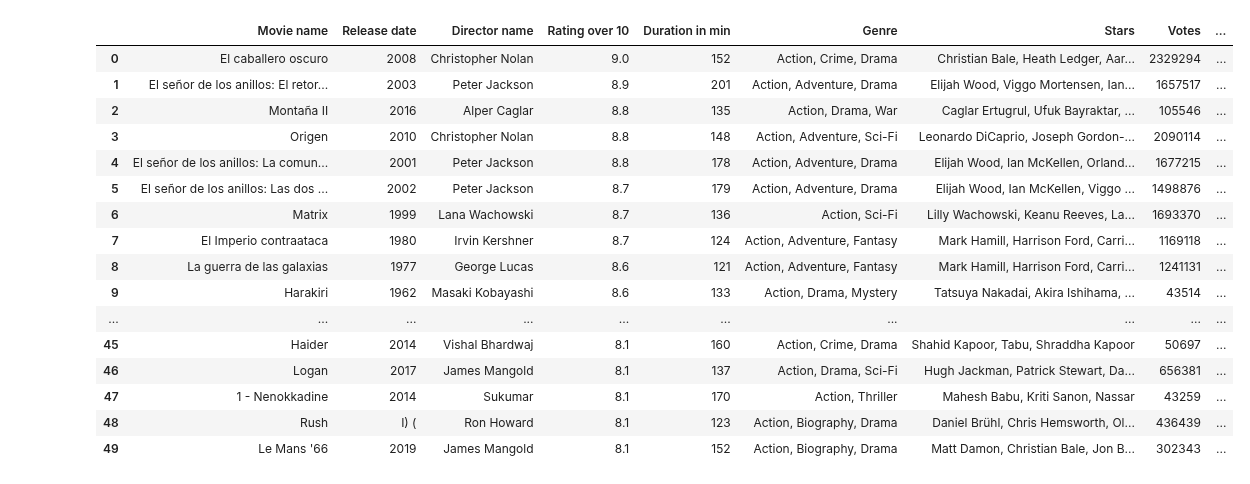
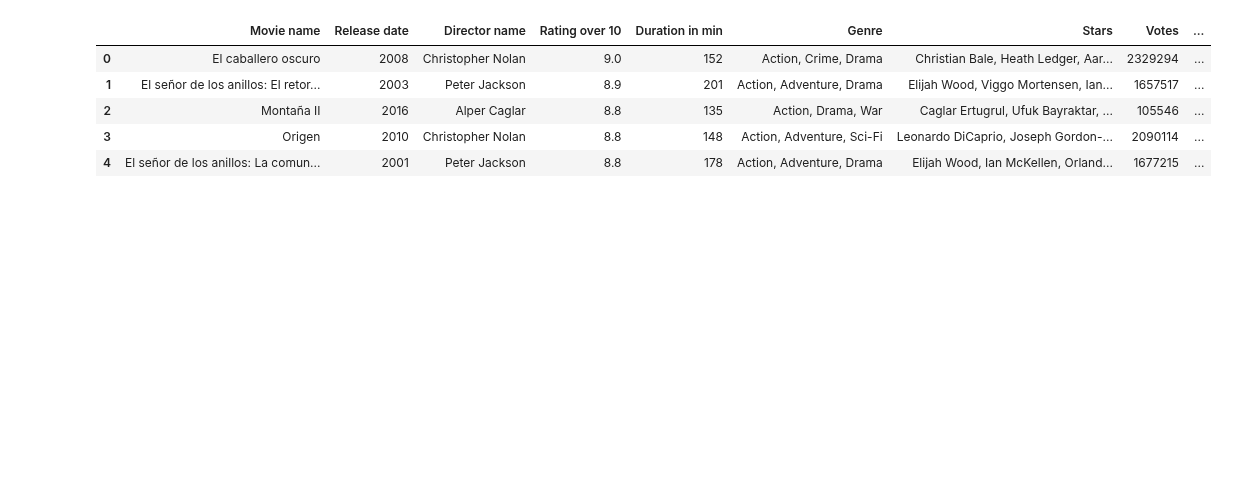
Before and after one commit to N0t10n/Strive_school, a Jupyter notebook: M1_Python/d10_Movie Challenge/action.ipynb, the cells around one changed output. Saved outputs shown, nothing was run; the diff lists cells and outputs as text; code cells hidden in the pictures; blank space fills up the shorter version.

```diff
--- a/M1_Python/d10_Movie Challenge/action.ipynb
+++ b/M1_Python/d10_Movie Challenge/action.ipynb
@@ -45,8 +45,11 @@ for div in divs:
 
 # release_date
 for div in divs:
-    content = div.find('span',{'class': 'lister-item-year text-muted unbold'}).text[1:5]
-    release_date.append(content)
+    content = div.find('span',{'class': 'lister-item-year text-muted unbold'}).text
+    for text in content.split():
+        num = text.replace("(", "").replace(")", "")
+        if num.isdigit():
+            release_date.append(int(num))
 
 # votes
 for div in divs:
@@ -90,33 +93,22 @@ for div in divs:
 # %%
 data_df = {}
 data_df["Movie name"] = movie_name
 data_df["Release date"] = release_date
 data_df["Director name"] = director_name
 data_df["Rating over 10"] = rating
 data_df["Duration in min"] = duration
 data_df["Genre"] = genre
 data_df["Stars"] = stars
 data_df["Votes"] = votes
 data_df["Budget in M$"] = budget
 
 df = pd.DataFrame(data_df)
-df
+df.head()
 # %% [output]
 |  | Movie name | Release date | Director name | Rating over 10 | Duration in min | Genre | Stars | Votes | ... |
 | 0 | El caballero oscuro | 2008 | Christopher Nolan | 9.0 | 152 | Action, Crime, Drama | Christian Bale, Heath Ledger, Aar... | 2329294 | ... |
 | 1 | El señor de los anillos: El retor... | 2003 | Peter Jackson | 8.9 | 201 | Action, Adventure, Drama | Elijah Wood, Viggo Mortensen, Ian... | 1657517 | ... |
 | 2 | Montaña II | 2016 | Alper Caglar | 8.8 | 135 | Action, Drama, War | Caglar Ertugrul, Ufuk Bayraktar, ... | 105546 | ... |
 | 3 | Origen | 2010 | Christopher Nolan | 8.8 | 148 | Action, Adventure, Sci-Fi | Leonardo DiCaprio, Joseph Gordon-... | 2090114 | ... |
 | 4 | El señor de los anillos: La comun... | 2001 | Peter Jackson | 8.8 | 178 | Action, Adventure, Drama | Elijah Wood, Ian McKellen, Orland... | 1677215 | ... |
-| 5 | El señor de los anillos: Las dos ... | 2002 | Peter Jackson | 8.7 | 179 | Action, Adventure, Drama | Elijah Wood, Ian McKellen, Viggo ... | 1498876 | ... |
-| 6 | Matrix | 1999 | Lana Wachowski | 8.7 | 136 | Action, Sci-Fi | Lilly Wachowski, Keanu Reeves, La... | 1693370 | ... |
-| 7 | El Imperio contraataca | 1980 | Irvin Kershner | 8.7 | 124 | Action, Adventure, Fantasy | Mark Hamill, Harrison Ford, Carri... | 1169118 | ... |
-| 8 | La guerra de las galaxias | 1977 | George Lucas | 8.6 | 121 | Action, Adventure, Fantasy | Mark Hamill, Harrison Ford, Carri... | 1241131 | ... |
-| 9 | Harakiri | 1962 | Masaki Kobayashi | 8.6 | 133 | Action, Drama, Mystery | Tatsuya Nakadai, Akira Ishihama, ... | 43514 | ... |
-| ... | ... | ... | ... | ... | ... | ... | ... | ... | ... |
-| 45 | Haider | 2014 | Vishal Bhardwaj | 8.1 | 160 | Action, Crime, Drama | Shahid Kapoor, Tabu, Shraddha Kapoor | 50697 | ... |
-| 46 | Logan | 2017 | James Mangold | 8.1 | 137 | Action, Drama, Sci-Fi | Hugh Jackman, Patrick Stewart, Da... | 656381 | ... |
-| 47 | 1 - Nenokkadine | 2014 | Sukumar | 8.1 | 170 | Action, Thriller | Mahesh Babu, Kriti Sanon, Nassar | 43259 | ... |
-| 48 | Rush | I) ( | Ron Howard | 8.1 | 123 | Action, Biography, Drama | Daniel Brühl, Chris Hemsworth, Ol... | 436439 | ... |
-| 49 | Le Mans '66 | 2019 | James Mangold | 8.1 | 152 | Action, Biography, Drama | Matt Damon, Christian Bale, Jon B... | 302343 | ... |
 # %%
```
Also changed, not shown: parts of 1 cell of this notebook.
